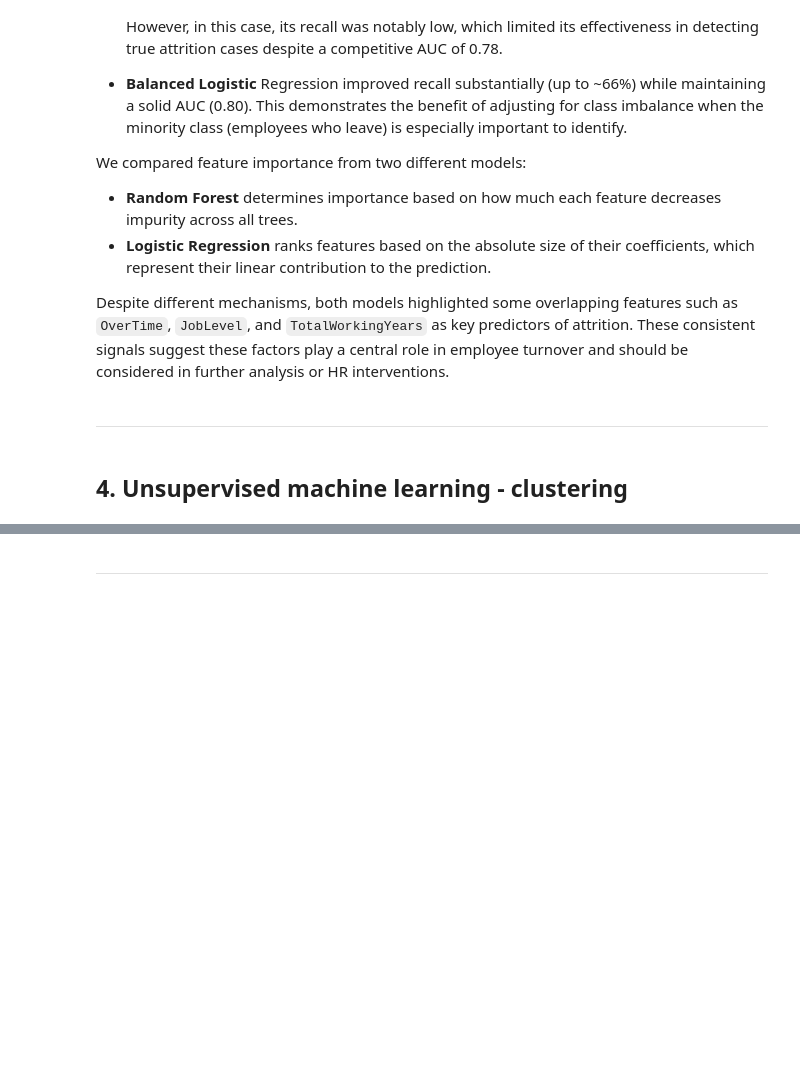
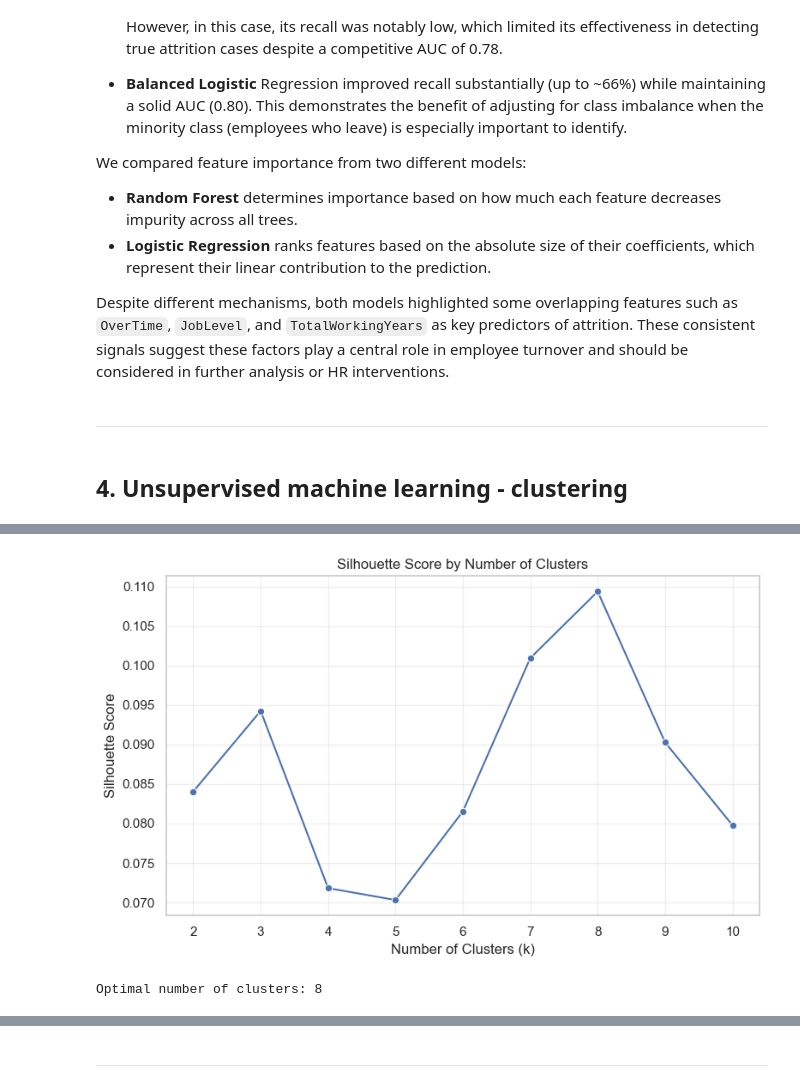
Before and after one commit to FeliciaFavrholdt/DAT-BI-MP3, a Jupyter notebook: notebooks/MP3_Group4_IBM_Analysis.ipynb, the cells around one changed output, grey strips where cells are left out. Cells and saved outputs as stored; diff of their text form; code cells hidden in the pictures; blank space fills up the shorter version.

```diff
--- a/notebooks/MP3_Group4_IBM_Analysis.ipynb
+++ b/notebooks/MP3_Group4_IBM_Analysis.ipynb
@@ -1548,0 +1554,9 @@ Despite different mechanisms, both models highlighted some overlapping features
+# %%
+from sklearn.preprocessing import StandardScaler
+
+# Use df_clean and drop non-feature columns (like Attrition)
+X_cluster = df_clean.drop(columns=['Attrition'])
+
+# Scale the features (important for distance-based methods like K-Means)
+scaler_cluster = StandardScaler()
+X_cluster_scaled = scaler_cluster.fit_transform(X_cluster)
@@ -1548,0 +1565,13 @@ Despite different mechanisms, both models highlighted some overlapping features
+# %%
+from sklearn.cluster import KMeans
+from sklearn.metrics import silhouette_score
+
+sil_scores = []
+k_range = range(2, 11)
+
+for k in k_range:
+    kmeans = KMeans(n_clusters=k, random_state=42, n_init='auto')
+    labels = kmeans.fit_predict(X_cluster_scaled)
+    score = silhouette_score(X_cluster_scaled, labels)
+    sil_scores.append(score)
+    print(f"k = {k}, Silhouette Score = {score:.4f}")
@@ -1548,0 +1588,39 @@ Despite different mechanisms, both models highlighted some overlapping features
+# %%
+plt.figure(figsize=(8, 5))
+sns.lineplot(x=list(k_range), y=sil_scores, marker='o')
+plt.title("Silhouette Score by Number of Clusters")
+plt.xlabel("Number of Clusters (k)")
+plt.ylabel("Silhouette Score")
+plt.grid(alpha=0.3)
+plt.tight_layout()
+plt.show()
+# %% [output]
+[figure, added]
+# %%
+# Choose the k with the highest silhouette score
+optimal_k = k_range[sil_scores.index(max(sil_scores))]
+print(f"Optimal number of clusters: {optimal_k}")
+
+# Final KMeans model
+final_kmeans = KMeans(n_clusters=optimal_k, random_state=42, n_init='auto')
+cluster_labels = final_kmeans.fit_predict(X_cluster_scaled)
+
+# Add cluster labels to df_clean
+df_clean['Cluster'] = cluster_labels
+
+# Assign descriptive labels to each cluster
+cluster_labels = {
+    0: "Young Entry-Level",
+    1: "Junior Admin",
+    2: "Mid-Level Analysts",
+    3: "Support Staff",
+    4: "Senior Executives",
+    5: "Skilled Technicians",
+    6: "Experienced Managers",
+    7: "Low Income, Low Tenure"
+}
+
+# Map to new column
+df_clean['ClusterLabel'] = df_clean['Cluster'].map(cluster_labels)
+# %% [output]
+Optimal number of clusters: 8
```
Also changed, not shown: parts of 9 cells of this notebook.
